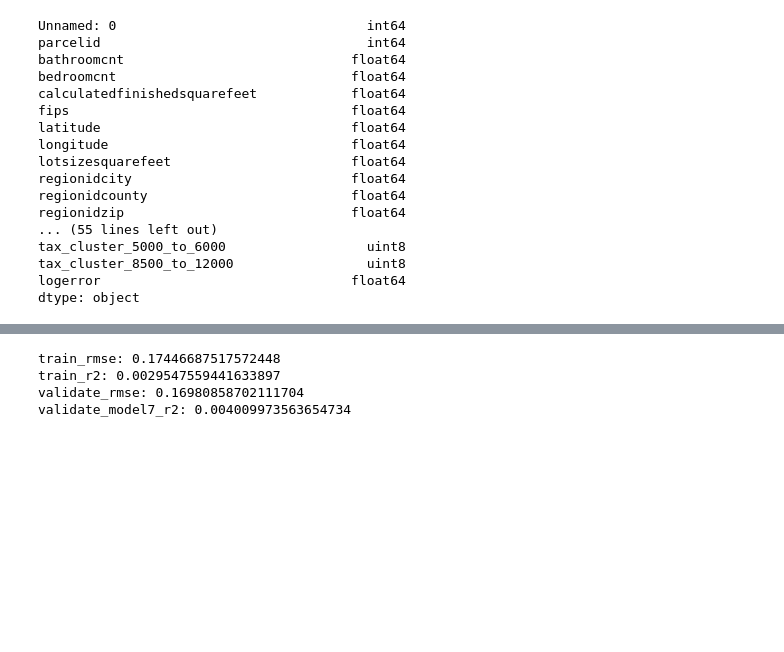
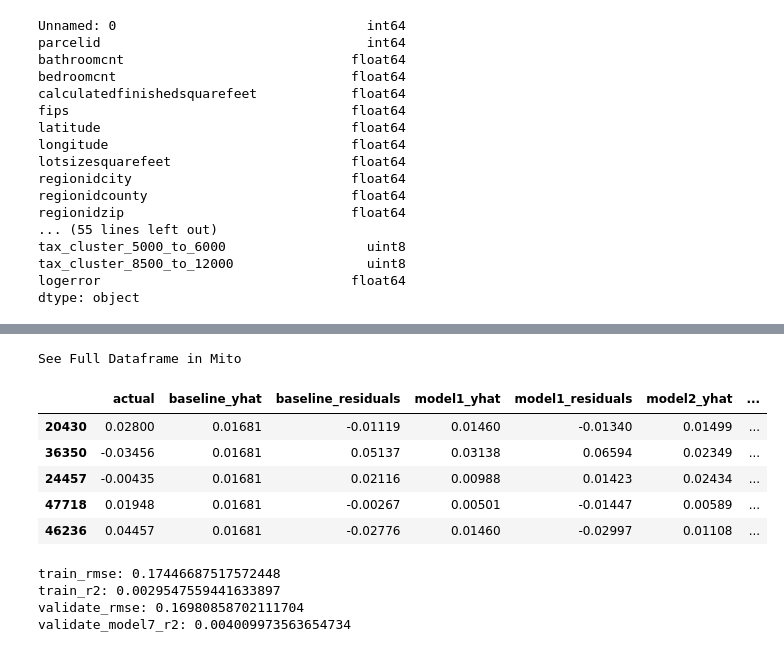
Before and after one commit to Zillow-Project-JG-DN/clustering-project-jgdn, a Jupyter notebook: jg_model2.ipynb, the cells around one changed output, grey strips where cells are left out. Cells and saved outputs as stored; diff of their text form; code cells hidden in the pictures; blank space fills up the shorter version.

```diff
--- a/jg_model2.ipynb
+++ b/jg_model2.ipynb
@@ -365,3 +393,13 @@ dtype: object
+# %%
+validate_predictions.head()
+# %% [output]
+See Full Dataframe in Mito
+|  | actual | baseline_yhat | baseline_residuals | model1_yhat | model1_residuals | model2_yhat | ... |
+| 20430 | 0.02800 | 0.01681 | -0.01119 | 0.01460 | -0.01340 | 0.01499 | ... |
+| 36350 | -0.03456 | 0.01681 | 0.05137 | 0.03138 | 0.06594 | 0.02349 | ... |
+| 24457 | -0.00435 | 0.01681 | 0.02116 | 0.00988 | 0.01423 | 0.02434 | ... |
+| 47718 | 0.01948 | 0.01681 | -0.00267 | 0.00501 | -0.01447 | 0.00589 | ... |
+| 46236 | 0.04457 | 0.01681 | -0.02776 | 0.01460 | -0.02997 | 0.01108 | ... |
 # %%
 # Create OLS Model using encoded clusters
 model7 = ols(formula='logerror ~ scaled_latitude + scaled_longitude + scaled_age + scaled_bathroomcnt + scaled_bedroomcnt + scaled_acres + scaled_calculatedfinishedsquarefeet + scaled_taxrate', data=train).fit()
```
Also changed, not shown: parts of 3 cells of this notebook, 3 other files.
